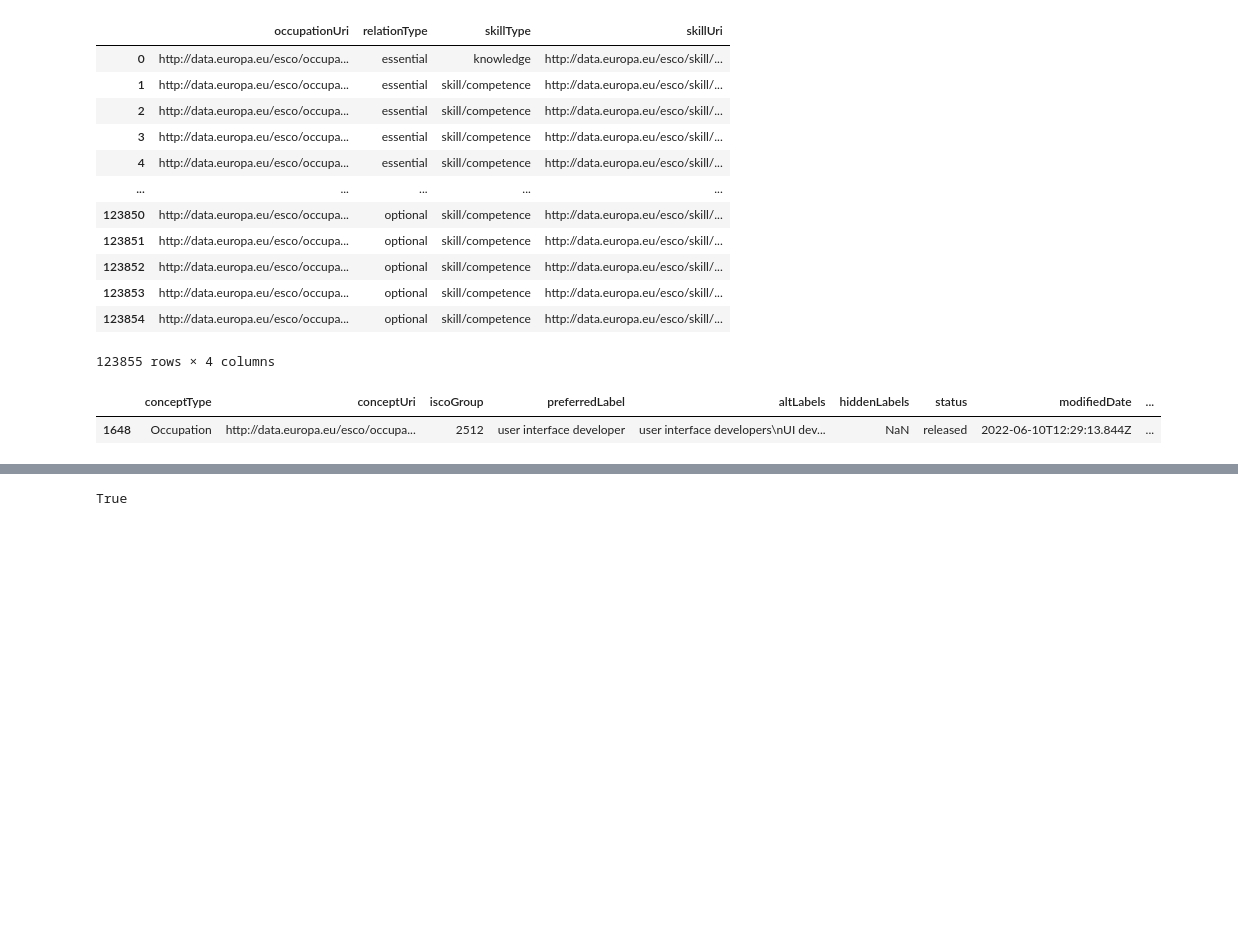
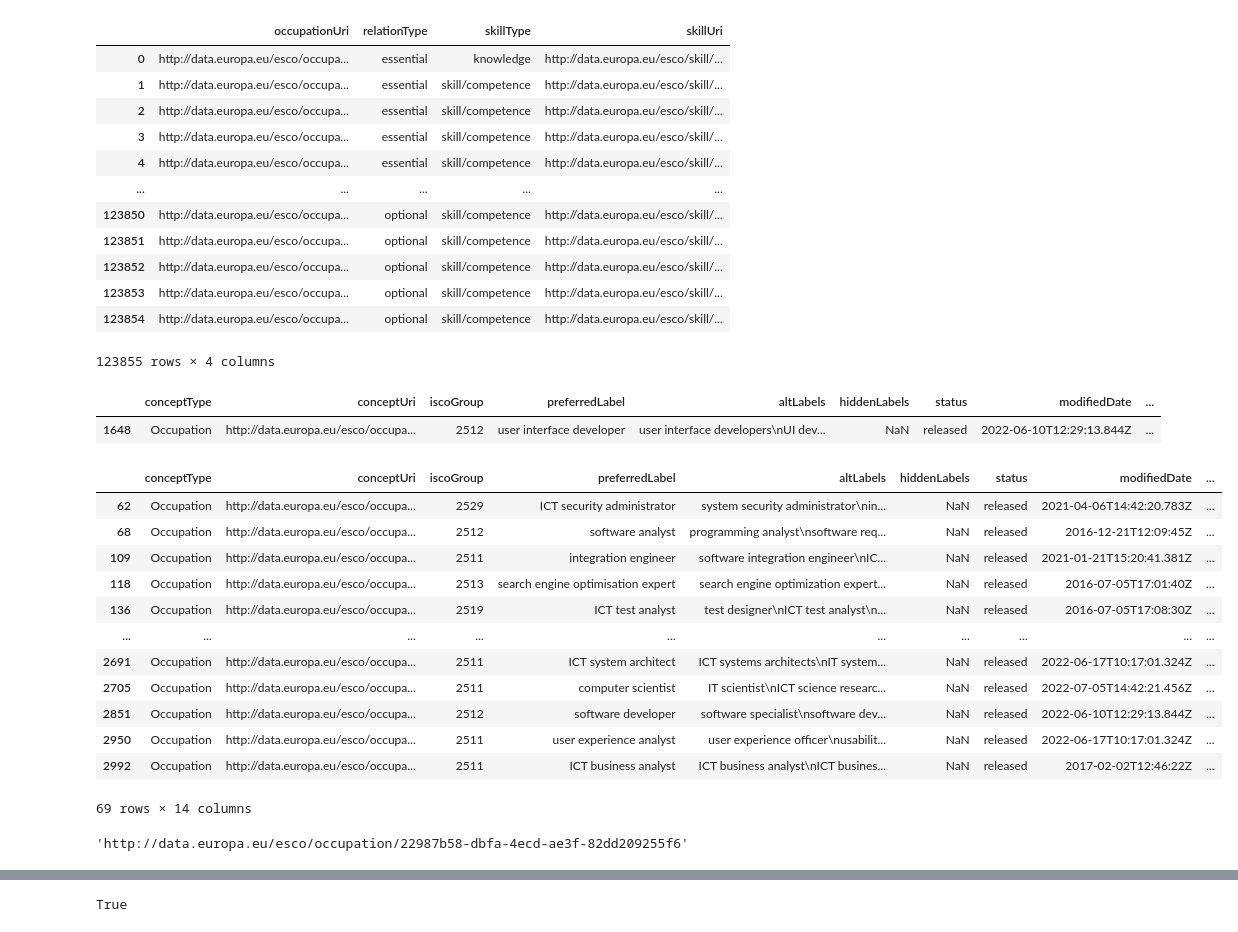
Before and after one commit to andrii-myronenko/skill-extraction-diploma, a Jupyter notebook: Synthetic Data Generation.ipynb, the cells around one changed output, grey strips where cells are left out. Drawn from its saved outputs; the diff is of its cells as text; code cells hidden in the pictures; blank space fills up the shorter version.

```diff
--- a/Synthetic Data Generation.ipynb
+++ b/Synthetic Data Generation.ipynb
@@ -63,3 +64,45 @@ ui_dev_row
 # %% [output]
 |  | conceptType | conceptUri | iscoGroup | preferredLabel | altLabels | hiddenLabels | status | modifiedDate | ... |
 | 1648 | Occupation | http://data.europa.eu/esco/occupa... | 2512 | user interface developer | user interface developers\nUI dev... | NaN | released | 2022-06-10T12:29:13.844Z | ... |
+# %%
+it_occupations = esco_occupations_dataset[esco_occupations_dataset['iscoGroup'].astype(str).str.startswith('25')]
+
+it_occupations
+# %% [output]
+|  | conceptType | conceptUri | iscoGroup | preferredLabel | altLabels | hiddenLabels | status | modifiedDate | ... |
+| 62 | Occupation | http://data.europa.eu/esco/occupa... | 2529 | ICT security administrator | system security administrator\nin... | NaN | released | 2021-04-06T14:42:20.783Z | ... |
+| 68 | Occupation | http://data.europa.eu/esco/occupa... | 2512 | software analyst | programming analyst\nsoftware req... | NaN | released | 2016-12-21T12:09:45Z | ... |
+| 109 | Occupation | http://data.europa.eu/esco/occupa... | 2511 | integration engineer | software integration engineer\nIC... | NaN | released | 2021-01-21T15:20:41.381Z | ... |
+| 118 | Occupation | http://data.europa.eu/esco/occupa... | 2513 | search engine optimisation expert | search engine optimization expert... | NaN | released | 2016-07-05T17:01:40Z | ... |
+| 136 | Occupation | http://data.europa.eu/esco/occupa... | 2519 | ICT test analyst | test designer\nICT test analyst\n... | NaN | released | 2016-07-05T17:08:30Z | ... |
+| ... | ... | ... | ... | ... | ... | ... | ... | ... | ... |
+| 2691 | Occupation | http://data.europa.eu/esco/occupa... | 2511 | ICT system architect | ICT systems architects\nIT system... | NaN | released | 2022-06-17T10:17:01.324Z | ... |
+| 2705 | Occupation | http://data.europa.eu/esco/occupa... | 2511 | computer scientist | IT scientist\nICT science researc... | NaN | released | 2022-07-05T14:42:21.456Z | ... |
+| 2851 | Occupation | http://data.europa.eu/esco/occupa... | 2512 | software developer | software specialist\nsoftware dev... | NaN | released | 2022-06-10T12:29:13.844Z | ... |
+| 2950 | Occupation | http://data.europa.eu/esco/occupa... | 2511 | user experience analyst | user experience officer\nusabilit... | NaN | released | 2022-06-17T10:17:01.324Z | ... |
+| 2992 | Occupation | http://data.europa.eu/esco/occupa... | 2511 | ICT business analyst | ICT business analyst\nICT busines... | NaN | released | 2017-02-02T12:46:22Z | ... |
+69 rows × 14 columns
+# %%
+def get_random_occupation_uri(dataset):
+    """
+    Selects a random item from the given dataset and returns its occupationUri.
+
+    Parameters:
+    - dataset (pd.DataFrame): The dataset containing occupation URIs.
+
+    Returns:
+    - str: A random occupation URI from the dataset.
+    """
+
+    if not dataset.empty and 'conceptUri' in dataset.columns:
+        random_index = random.randint(0, len(dataset) - 1)
+        random_item = dataset.iloc[random_index]
+        return random_item['conceptUri']
+    else:
+        return "Dataset is empty or does not contain the 'Occupation URI' column."
+
+
+random_occupation_uri = get_random_occupation_uri(it_occupations)
+random_occupation_uri
+# %% [output]
+'http://data.europa.eu/esco/occupation/22987b58-dbfa-4ecd-ae3f-82dd209255f6'
```
Also changed, not shown: parts of 19 cells of this notebook, 13 other files.
